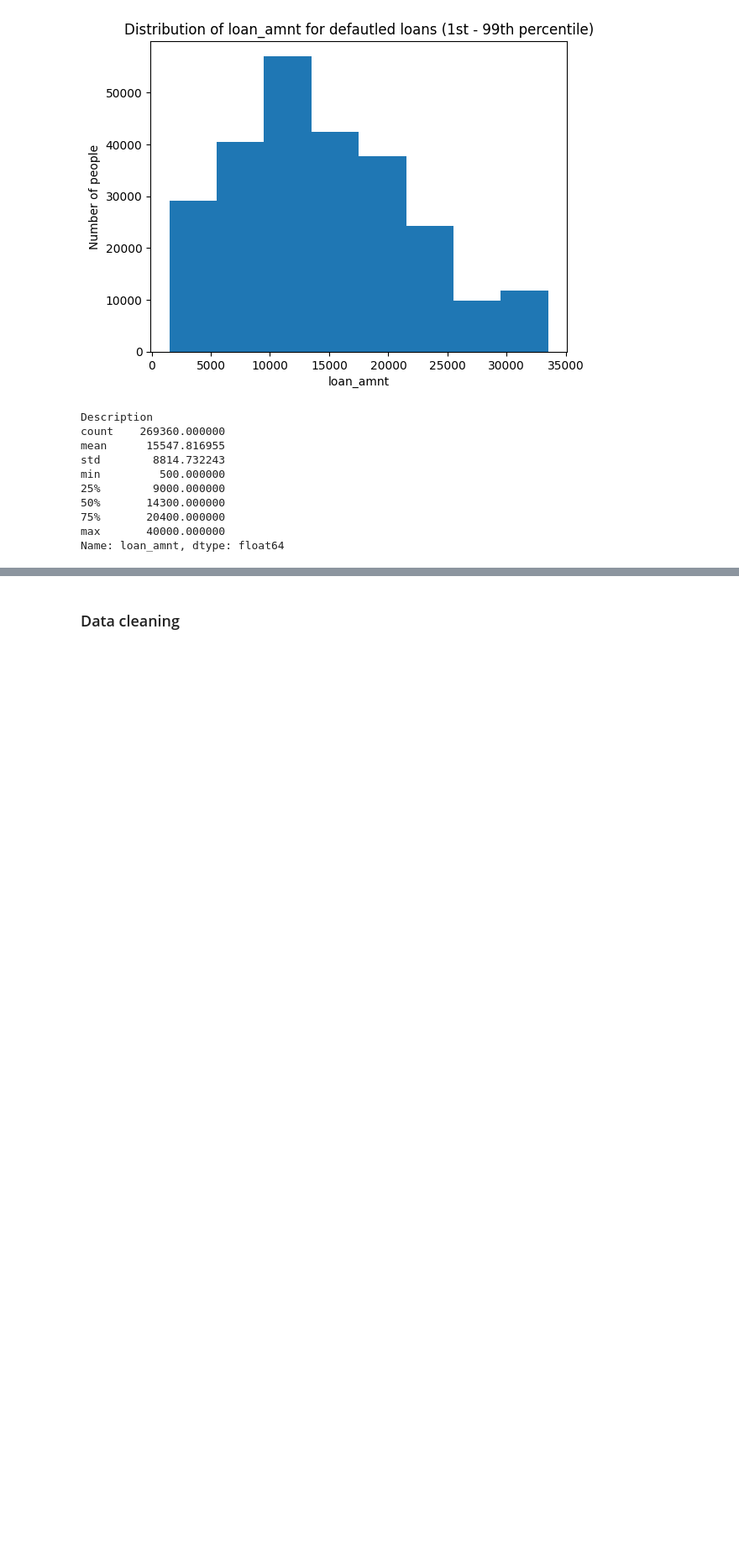
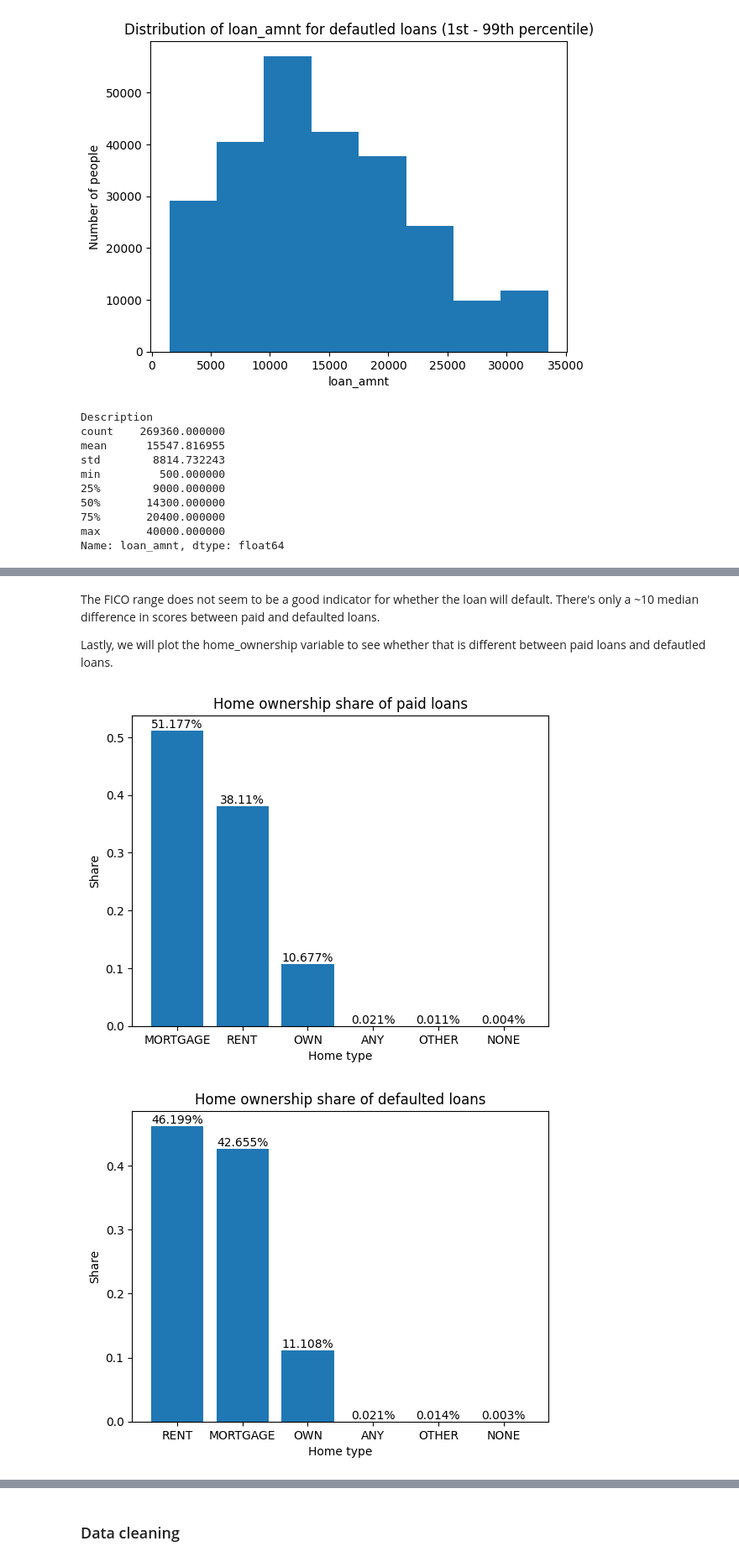
Before and after one commit to cakasa/eth-mas-ai-digital-technology-projects, a Jupyter notebook: loan-default/predicting_loan_default.ipynb, the cells around one changed output, grey strips where cells are left out. Shown: that part at 84% size. Saved outputs shown, nothing was run; the diff lists cells and outputs as text; code cells hidden in the pictures; blank space fills up the shorter version.

```diff
--- a/loan-default/predicting_loan_default.ipynb
+++ b/loan-default/predicting_loan_default.ipynb
@@ -296,0 +405,28 @@ There seems to be positive correlation between the annual income and the request
+# %% [markdown]
+The FICO range does not seem to be a good indicator for whether the loan will default. There's only a ~10 median difference in scores between paid and defaulted loans.
+
+Lastly, we will plot the home_ownership variable to see whether that is different between paid loans and defautled loans.
+# %%
+def plot_home_ownership(df, typ):
+    home_ownership = df.groupby('home_ownership').count().to_dict()['loan_status']
+    n_entries = sum(home_ownership.values())
+    home_ownership =  [(val / n_entries, key) for key, val in home_ownership.items()]
+    home_ownership.sort(reverse=True)
+
+    x, y =  [x[1] for x in home_ownership], [x[0] for x in home_ownership]
+    bars = plt.bar(x, y)
+
+    for bar in bars:
+        yval = f"{round(bar.get_height() * 100, 3)}%"
+        plt.text(bar.get_x() + bar.get_width()/2, bar.get_height(), f'{yval}', ha='center', va='bottom')
+
+    plt.title(f'Home ownership share of {typ} loans')
+    plt.ylabel('Share')
+    plt.xlabel('Home type')
+    plt.show()
+
+plot_home_ownership(paid_loans, 'paid')
+plot_home_ownership(default_loans, 'defaulted')
+# %% [output]
+[figure, added]
+[figure, added]
```
Also changed, not shown: parts of 35 cells of this notebook.
